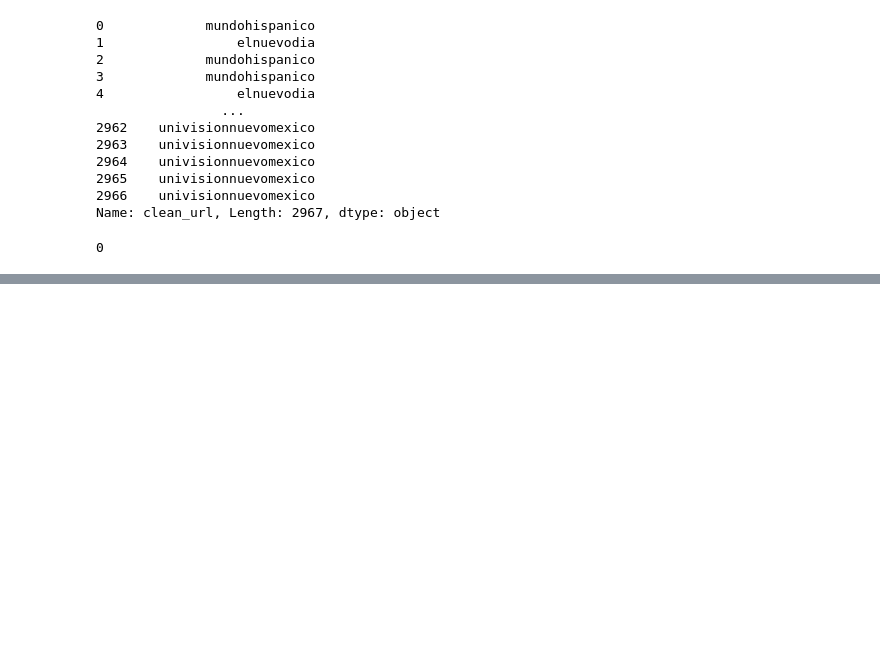
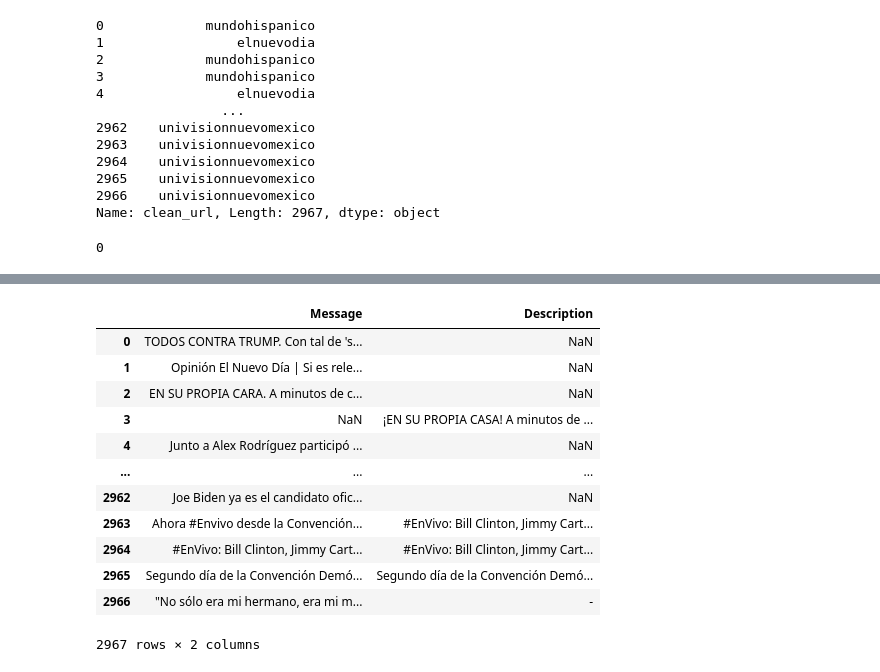
Before and after one commit to saviaga/Latinx2020, a Jupyter notebook: Latinx2020_Democrat.ipynb, the cells around one changed output, grey strips where cells are left out. Drawn from its saved outputs; the diff is of its cells as text; code cells hidden in the pictures; blank space fills up the shorter version.

```diff
--- a/Latinx2020_Democrat.ipynb
+++ b/Latinx2020_Democrat.ipynb
@@ -119,0 +175,17 @@ df.to_csv("Democrat.csv",index=False)
+# %%
+message = democrat[['Message','Description']]
+message
+# %% [output]
+|  | Message | Description |
+| 0 | TODOS CONTRA TRUMP. Con tal de 's... | NaN |
+| 1 | Opinión El Nuevo Día | Si es rele... | NaN |
+| 2 | EN SU PROPIA CARA. A minutos de c... | NaN |
+| 3 | NaN | ¡EN SU PROPIA CASA! A minutos de ... |
+| 4 | Junto a Alex Rodríguez participó ... | NaN |
+| ... | ... | ... |
+| 2962 | Joe Biden ya es el candidato ofic... | NaN |
+| 2963 | Ahora #Envivo desde la Convención... | #EnVivo: Bill Clinton, Jimmy Cart... |
+| 2964 | #EnVivo: Bill Clinton, Jimmy Cart... | #EnVivo: Bill Clinton, Jimmy Cart... |
+| 2965 | Segundo día de la Convención Demó... | Segundo día de la Convención Demó... |
+| 2966 | "No sólo era mi hermano, era mi m... | - |
+2967 rows × 2 columns
```
Also changed, not shown: parts of 42 cells of this notebook, 1 other file.
